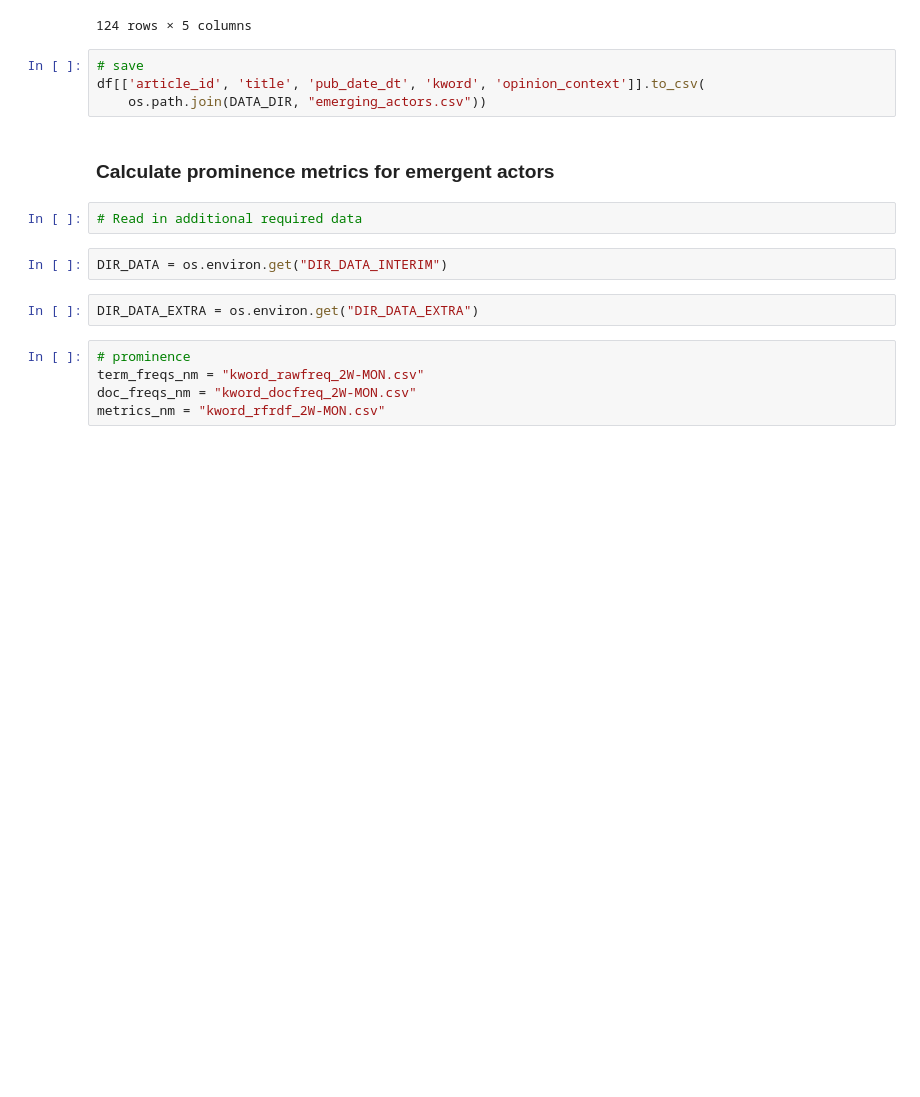
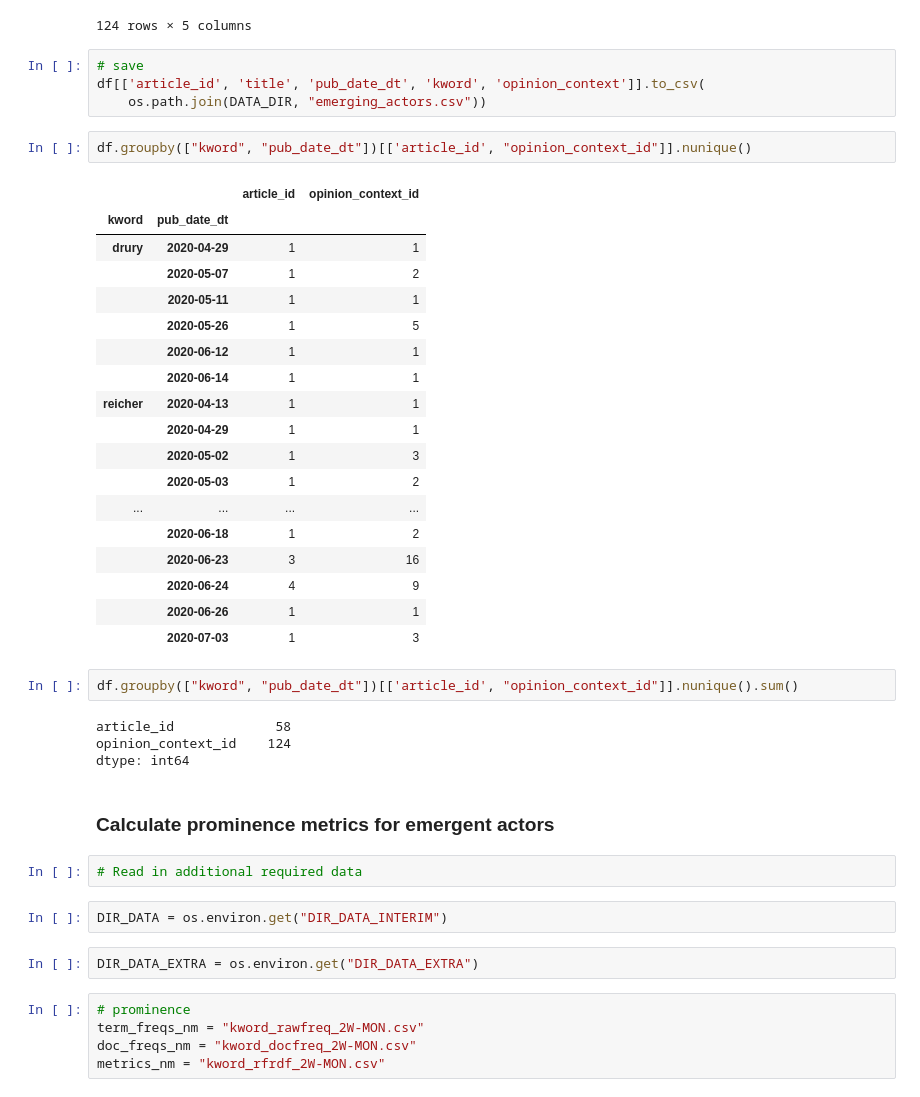
Before and after one commit to exfalsoquodlibet/behavioural-sci-perception, a Jupyter notebook: notebooks/news_media/emerging_actors.ipynb, the cells around one changed output. Saved outputs shown, nothing was run; the diff lists cells and outputs as text; blank space fills up the shorter version.

```diff
--- a/notebooks/news_media/emerging_actors.ipynb
+++ b/notebooks/news_media/emerging_actors.ipynb
@@ -171,6 +171,33 @@ df[['article_id', 'title', 'pub_date_dt', 'kword', 'opinion_context']]
 # save
 df[['article_id', 'title', 'pub_date_dt', 'kword', 'opinion_context']].to_csv(
     os.path.join(DATA_DIR, "emerging_actors.csv"))
+# %%
+df.groupby(["kword", "pub_date_dt"])[['article_id', "opinion_context_id"]].nunique()
+# %% [output]
+|  |  | article_id | opinion_context_id |
+| kword | pub_date_dt |  |  |
+| drury | 2020-04-29 | 1 | 1 |
+|  | 2020-05-07 | 1 | 2 |
+|  | 2020-05-11 | 1 | 1 |
+|  | 2020-05-26 | 1 | 5 |
+|  | 2020-06-12 | 1 | 1 |
+|  | 2020-06-14 | 1 | 1 |
+| reicher | 2020-04-13 | 1 | 1 |
+|  | 2020-04-29 | 1 | 1 |
+|  | 2020-05-02 | 1 | 3 |
+|  | 2020-05-03 | 1 | 2 |
+| ... | ... | ... | ... |
+|  | 2020-06-18 | 1 | 2 |
+|  | 2020-06-23 | 3 | 16 |
+|  | 2020-06-24 | 4 | 9 |
+|  | 2020-06-26 | 1 | 1 |
+|  | 2020-07-03 | 1 | 3 |
+# %%
+df.groupby(["kword", "pub_date_dt"])[['article_id', "opinion_context_id"]].nunique().sum()
+# %% [output]
+article_id             58
+opinion_context_id    124
+dtype: int64
 # %% [markdown]
 ### Calculate prominence metrics for emergent actors
 # %%
```
Also changed, not shown: parts of 35 cells of this notebook.
